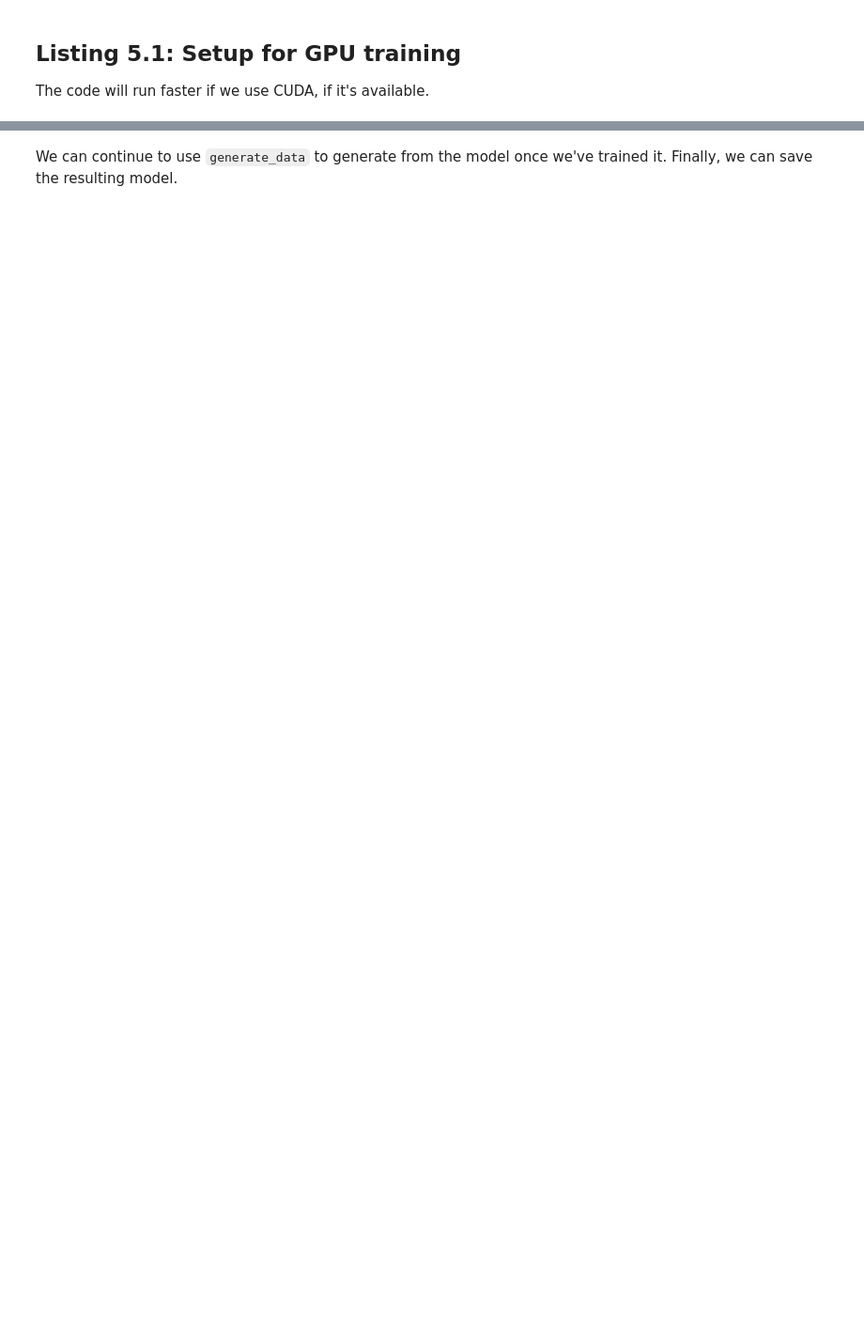
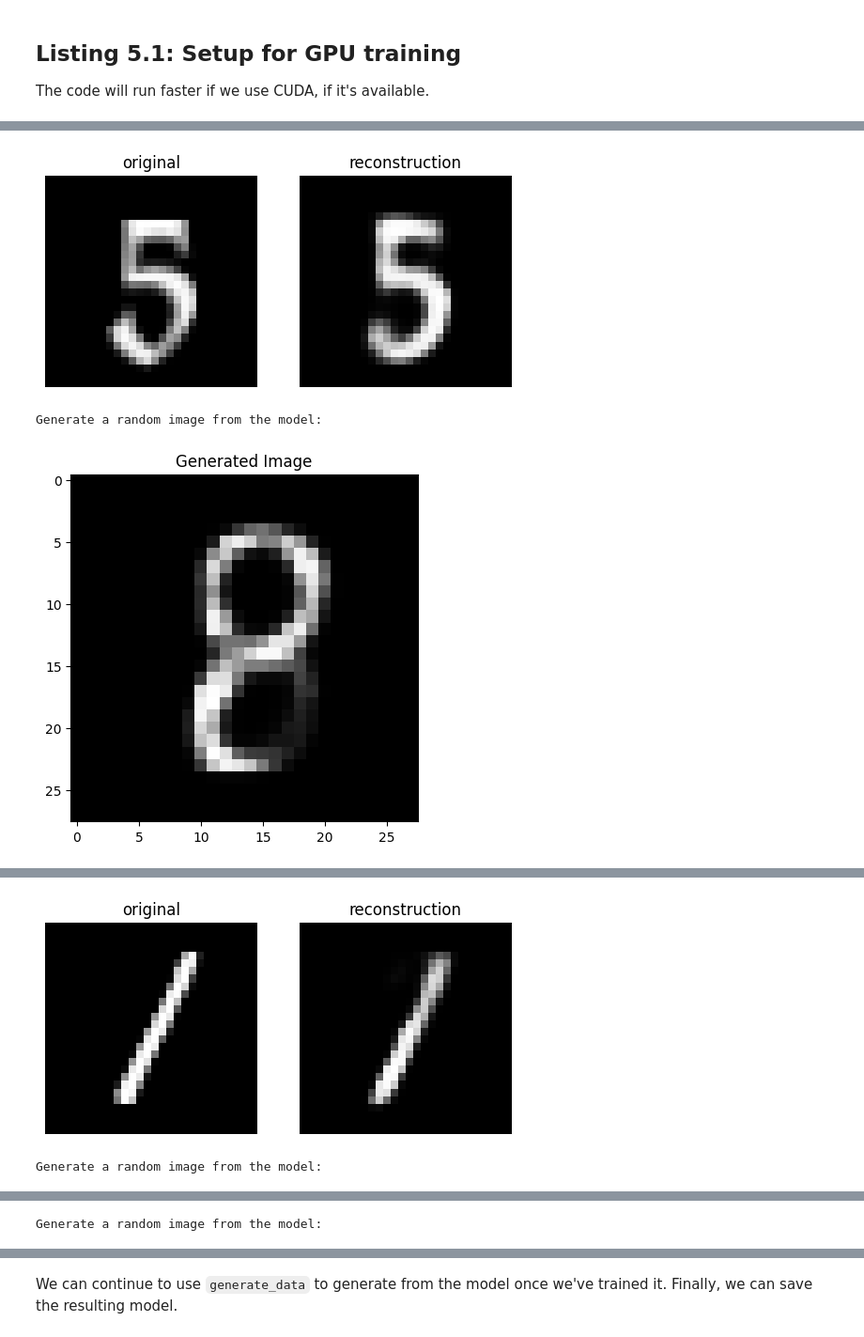
Before and after one commit to altdeep/causalML, a Jupyter notebook: book/chapter 5/chapter_5_Connecting_Causality_and_Deep_Learning.ipynb, the cells around one changed output, grey strips where cells are left out. Shown at 94% size. Cells and saved outputs as stored; diff of their text form; code cells hidden in the pictures; blank space fills up the shorter version.

```diff
--- a/book/chapter 5/chapter_5_Connecting_Causality_and_Deep_Learning.ipynb
+++ b/book/chapter 5/chapter_5_Connecting_Causality_and_Deep_Learning.ipynb
@@ -365,7 +359,9 @@ def generate_coded_data(vae, use_cuda=USE_CUDA):    #C
     p_is_handwritten = torch.ones(1, 1)/2    #C
     is_handwritten = dist.Bernoulli(p_is_handwritten).sample()    #C
     if use_cuda:    #C
-        z, digit, is_handwritten = z.cuda(), digit.cuda(), is_handwritten.cuda()    #C
+        z = z.cuda()
+        digit = digit.cuda()
+        is_handwritten = is_handwritten.cuda()    #C
     img = vae.decoder(z, digit, is_handwritten)    #C
     return img, digit, is_handwritten    #C
 
@@ -384,20 +380,16 @@ def generate_data(vae, use_cuda=USE_CUDA):    #D
 
 Next we set up traing. The training objective `Trace_ELBO` simultaneously trains the parameters of the encoder and the decoder. It focuses on minimizing reconstruction error (how much information is lost when an image encoded, and then decoded once again) and [KL-divergence](https://en.wikipedia.org/wiki/Kullback%E2%80%93Leibler_divergence) between the distribution modeled by the guide (the variational distribution) and the P(Z|image, is_handwritten, digit).
 # %%
-BATCH_SIZE = 256
-LEARNING_RATE = 1.0e-3
 from pyro.infer import SVI, Trace_ELBO
 from pyro.optim import Adam
 
 pyro.clear_param_store()    #A
 vae = VAE()    #B
-
-train_loader, test_loader = setup_dataloaders(batch_size=BATCH_SIZE, use_cuda=USE_CUDA)    #C
-train_size = len(train_loader.dataset)    #C
-test_size = len(test_loader.dataset)    #C
-
-svi_adam = Adam({"lr": LEARNING_RATE})    #D
-svi = SVI(vae.training_model, vae.training_guide, svi_adam, loss=Trace_ELBO())    #E
+train_loader, test_loader = setup_dataloaders(batch_size=256)    #C
+svi_adam = Adam({"lr": 1.0e-3})    #D
+model = vae.training_model    #E
+guide = vae.training_guide    #E
+svi = SVI(model, guide, svi_adam, loss=Trace_ELBO())    #E
 #A Clear any values of the parameters in the guide memory.
 #B Initalize the VAE
 #C Load the data
@@ -409,14 +440,14 @@ svi = SVI(vae.training_model, vae.training_guide, svi_adam, loss=Trace_ELBO())
 Finally, we run training.
 # %%
 NUM_EPOCHS = 2500
-LEARNING_RATE = 1.0e-3
 TEST_FREQUENCY = 10
 
-train_loss, test_loss = [], []
+train_loss = []
+train_size = len(train_loader.dataset)
 
 for epoch in range(0, NUM_EPOCHS+1):    #A
-    epoch_loss_train = 0
-    for batch_idx, (img, digit, is_handwritten) in enumerate(train_loader):
+    loss = 0
+    for img, digit, is_handwritten in train_loader:
         batch_size = img.shape[0]
         if USE_CUDA:
             img = img.cuda()
@@ -425,37 +456,15 @@ for epoch in range(0, NUM_EPOCHS+1):    #A
         img, digit, is_handwritten = reshape_data(
             img, digit, is_handwritten
         )
-        epoch_loss_train += svi.step(    #B
+        loss += svi.step(    #B
             img, digit, is_handwritten, batch_size    #B
         )    #B
-    epoch_loss_train = epoch_loss_train / train_size
-    print("Epoch: {} average training loss: {}".format(epoch, epoch_loss_train))
-    train_loss.append(epoch_loss_train)
+    avg_loss = loss / train_size
+    print("Epoch: {} avgs training loss: {}".format(epoch, loss))
+    train_loss.append(avg_loss)
     if epoch % TEST_FREQUENCY == 0:    #C
-        epoch_loss_test = 0
-        for batch_idx, (img, digit, is_handwritten) in enumerate(test_loader):
-            batch_size = img.shape[0]
-            if USE_CUDA:
-                img = img.cuda()
-                digit = digit.cuda()
-                is_handwritten = is_handwritten.cuda()
-            img, digit, is_handwritten = reshape_data(
-                img, digit, is_handwritten
-            )
-            epoch_loss_test += svi.evaluate_loss(
-                img, digit, is_handwritten, batch_size
-            )
-        epoch_loss_test = epoch_loss_test/test_size
-        print("Epoch: {} average test loss: {}".format(epoch, epoch_loss_test))
-        print("Comparing a random test image to its reconstruction:")
-        img_rng, digit_rng, is_handwritten_rng = get_random_example(test_loader)
-        img_recon = reconstruct_img(vae, img_rng, digit_rng, is_handwritten_rng)
-        compare_images(img_rng, img_recon)
-        print("Generate a random image from the model:")
-        img_gen, digit_gen, is_handwritten_gen = generate_data(vae)
-        plot_image(img_gen, "Generated Image")
-        print("Intended digit: ", int(digit_gen))
-        print("Intended as handwritten: ", bool(is_handwritten_gen == 1))
+        test_epoch(vae, test_loader)    #C
 #A Run the training procedure for a certain number of epochs.
 #B Run a training step on one batch in one epoch.
-#C At certain points, the procedure prints generated and reconstructed images.
+#C The test data evaluation procedure runs every 10 epochs.
+# %% [output]
@@ -461,0 +474,3 @@ for epoch in range(0, NUM_EPOCHS+1):    #A
+[figure, added]
+Generate a random image from the model:
+[figure, added]
@@ -461,0 +491,2 @@ for epoch in range(0, NUM_EPOCHS+1):    #A
+[figure, added]
+Generate a random image from the model:
@@ -461,0 +509 @@ for epoch in range(0, NUM_EPOCHS+1):    #A
+Generate a random image from the model:
```
Also changed, not shown: parts of 26 cells of this notebook.
